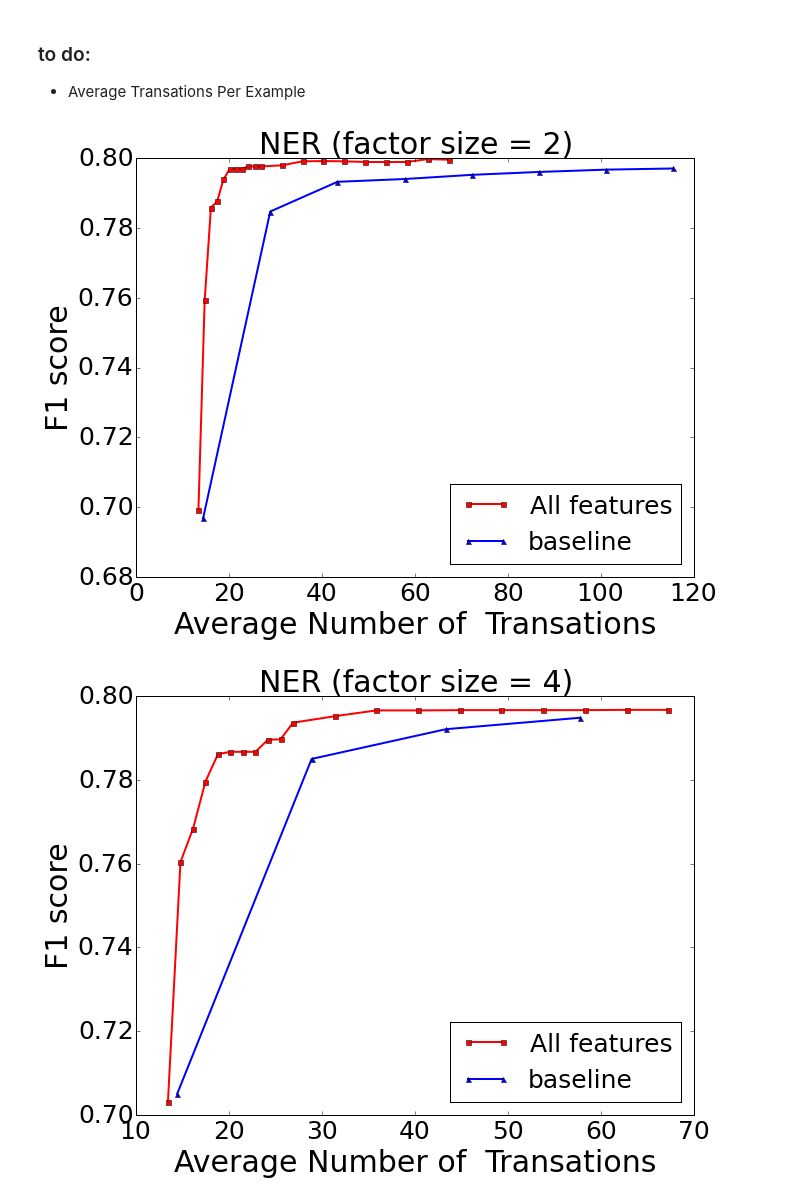
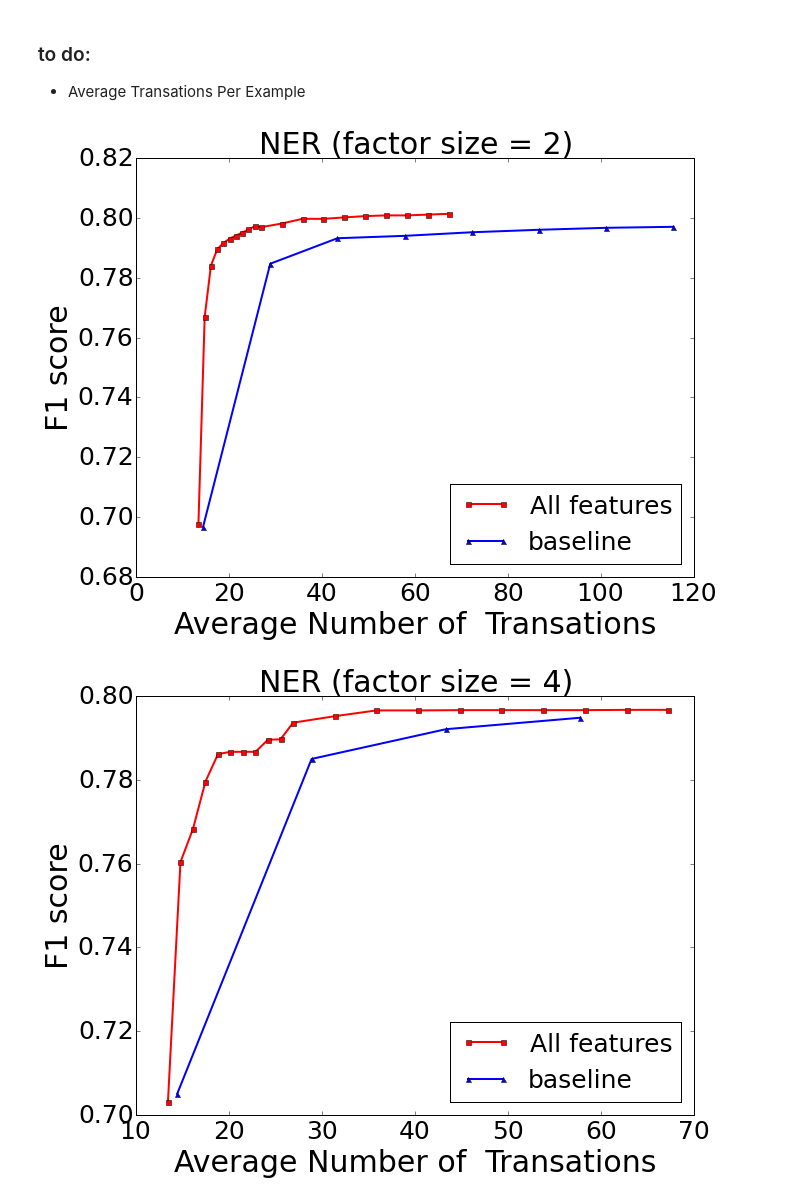
Before and after one commit to strin/HeteroSampler, a Jupyter notebook: shipping.ipynb, the cells around one changed output. Saved outputs shown, nothing was run; the diff lists cells and outputs as text; code cells hidden in the pictures.

Commit message:
ADD nonlinear transformation of cond-ent

```diff
--- a/shipping.ipynb
+++ b/shipping.ipynb
@@ -99,13 +101,13 @@ def plotPolicyOverhead(path,  _title, _xlabel, _ylabel,
 ### to do:
 * Average Transations Per Example
 # %%
-h = plotPerformanceWithBudgets(['test/ner/w2/f2/blockpolicy/all/1/tcall_b*/policy.xml', 'test/ner/w2/f2/gibbs/default/0/tcall_T*/policy.xml'], \
+h = plotPerformanceWithBudgets(['test/ner/w2/f2/blockpolicy/nb-vary+cond-ent+log-cond-ent+log-sp/0/tcall_b*/policy.xml', 'test/ner/w2/f2/gibbs/default/0/tcall_T*/policy.xml'], \
                            _title='NER (factor size = 2)',
                            _xlabel='Average Number of  Transations',
                            _ylabel='F1 score')
 savefig('figure/ner-f2.pdf')
 # %% [output]
-[figure, old version]
+[figure, new version]
 # %%
 plotPerformanceWithBudgets(['test/ner/w2/f4/blockpolicy/all/0/tcall_b*/policy.xml', 'test/ner/w2/f4/gibbs/default/0/tcall_T*/policy.xml'], \
                            _title='NER (factor size = 4)',
```
Also changed, not shown: parts of 2 cells of this notebook, 2 other files.
